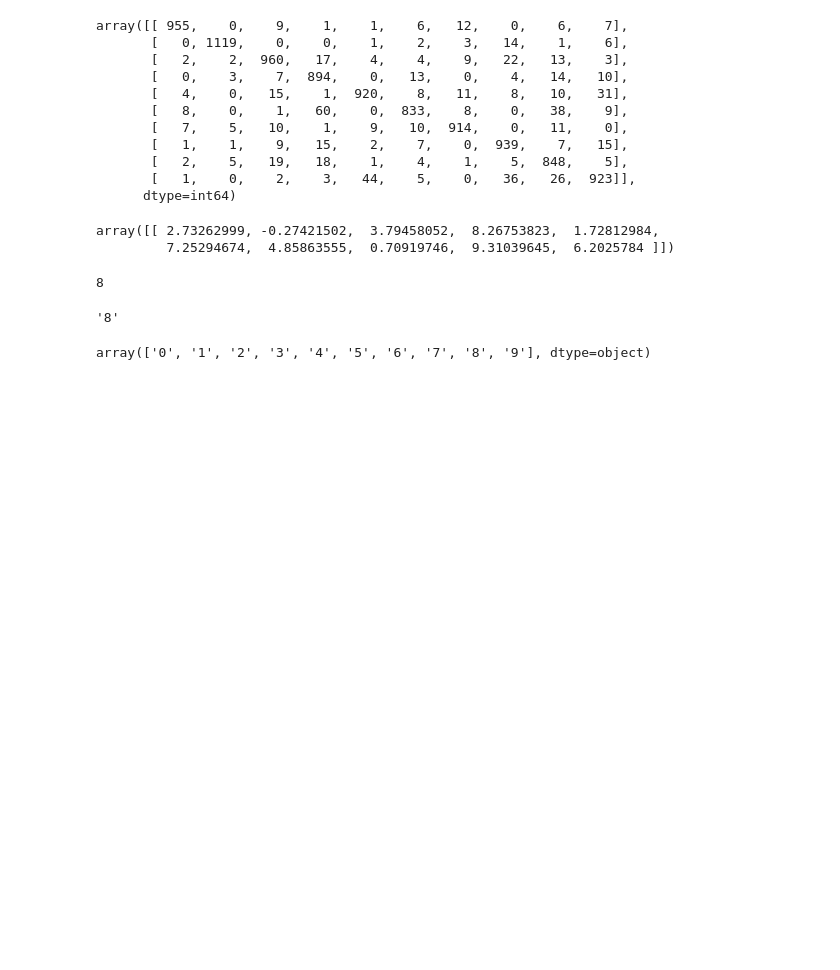
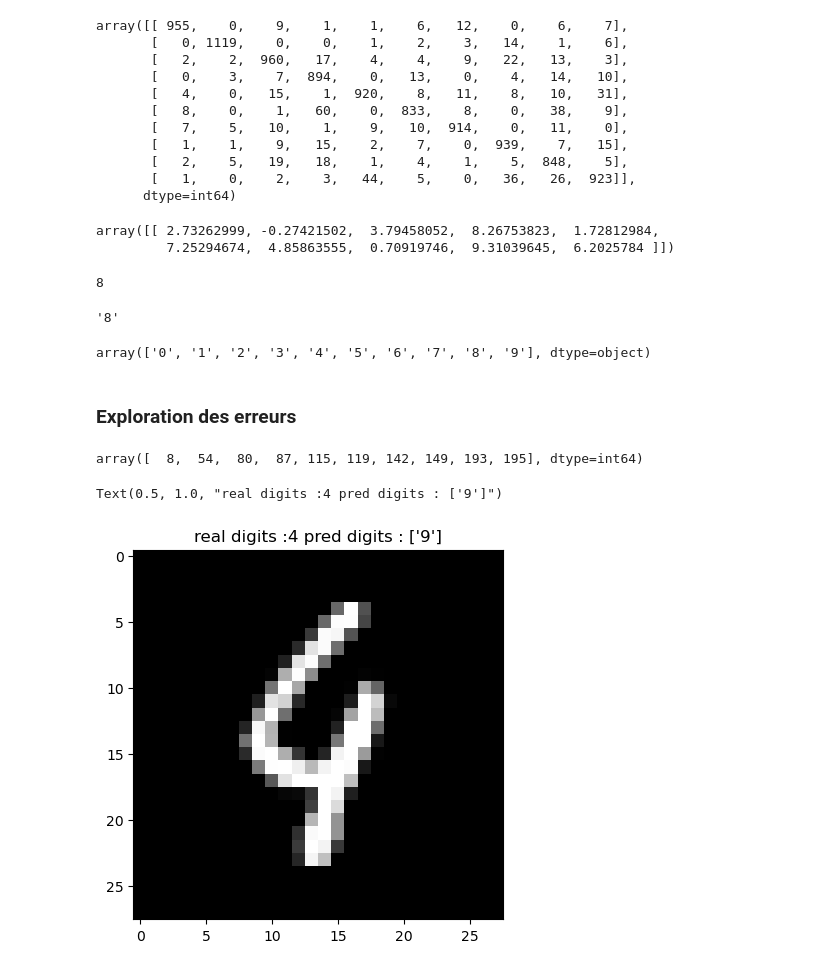
Before and after one commit to Roulitoo/cours_iae, a Jupyter notebook: 01_SVM/code/01_SVM_DEMO.ipynb, the cells around one changed output. Drawn from its saved outputs; the diff is of its cells as text; code cells hidden in the pictures; blank space fills up the shorter version.

```diff
--- a/01_SVM/code/01_SVM_DEMO.ipynb
+++ b/01_SVM/code/01_SVM_DEMO.ipynb
@@ -250,3 +255,5 @@ y_test[6001]
 OvO_SVC_clf.classes_
 # %% [output]
 array(['0', '1', '2', '3', '4', '5', '6', '7', '8', '9'], dtype=object)
+# %% [markdown]
+### Exploration des erreurs
@@ -253,3 +263,16 @@ array(['0', '1', '2', '3', '4', '5', '6', '7', '8', '9'], dtype=object)
+# %%
+# On regarde où predict différent de test pour visualiser l'erreur
+np.where(differ)[0][0:10]
+# %% [output]
+array([  8,  54,  80,  87, 115, 119, 142, 149, 193, 195], dtype=int64)
+# %%
+#
+nb = 115
+plot_img(choose_img = nb , X = X_test)
+plt.title('real digits :' +str(y_test[nb]) + ' pred digits : ' +str(OvO_SVC_clf.predict(X_test[[nb]])))
+# %% [output]
+Text(0.5, 1.0, "real digits :4 pred digits : ['9']")
+[figure, added]
 # %%
 ## Chaque modèle va prédire une probabilité pour que notre digits soit un label
 ## On prendra celui qui maximise la proba
```
Also changed, not shown: parts of 4 cells of this notebook.
